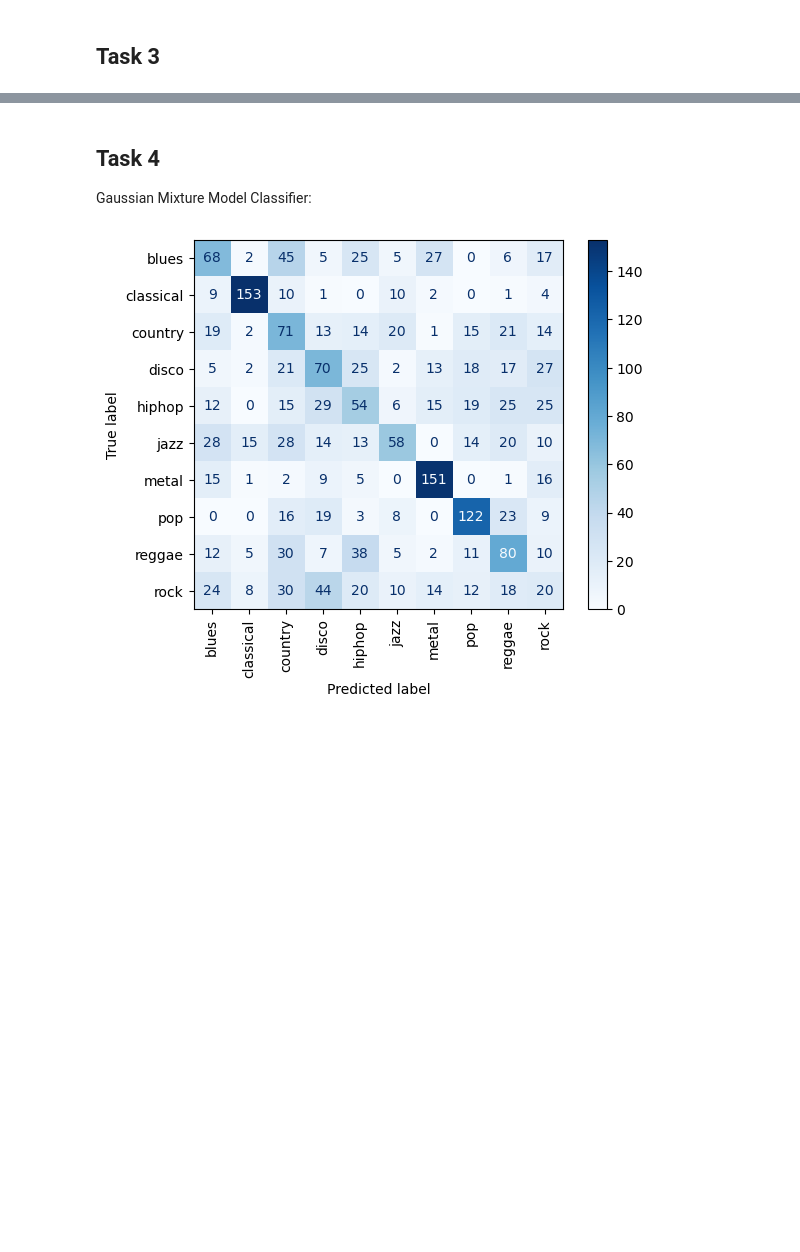
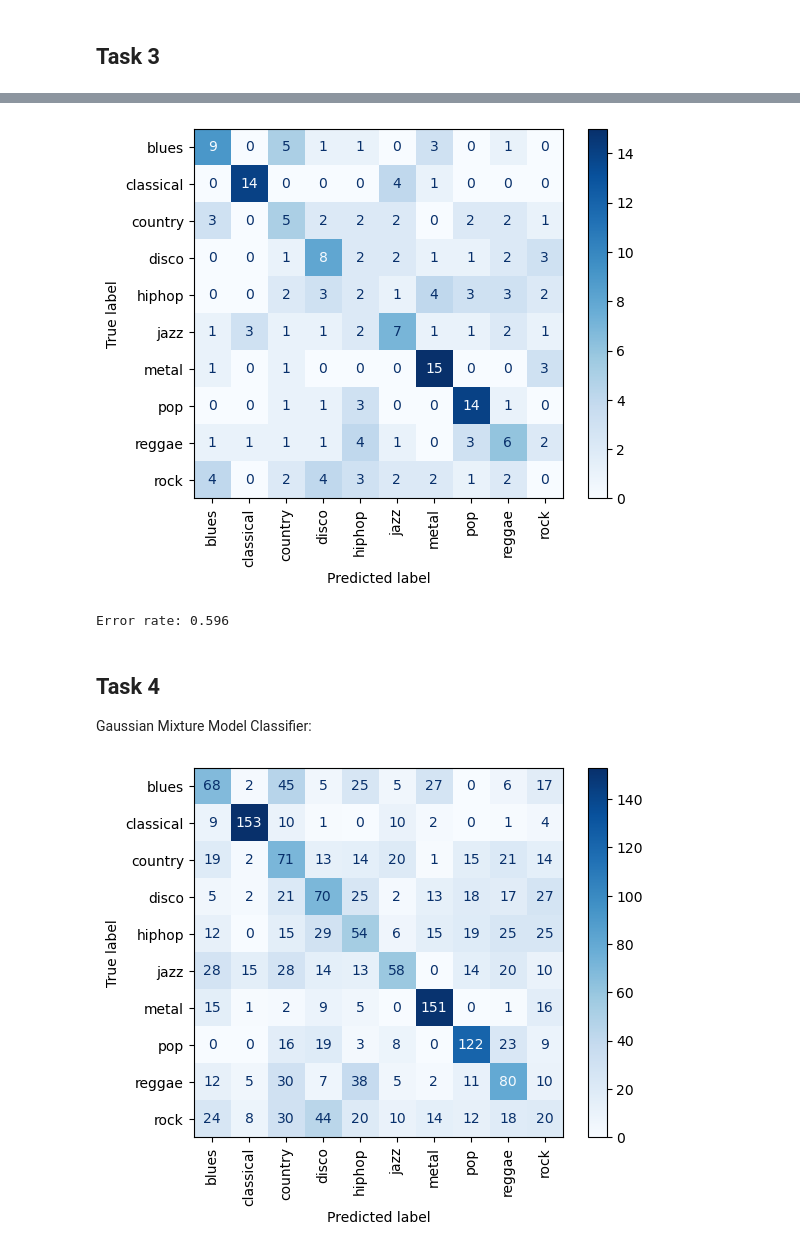
Before and after one commit to gardhb/Classification-Project-2023, a Jupyter notebook: ProjectCode.ipynb, the cells around one changed output, grey strips where cells are left out. Cells and saved outputs as stored; diff of their text form; code cells hidden in the pictures; blank space fills up the shorter version.

```diff
--- a/ProjectCode.ipynb
+++ b/ProjectCode.ipynb
@@ -674,3 +640,67 @@ KeyError: "['spectral_centroid_mean'] not in index"
+# %%
+selected_features = data_30s[['spectral_rolloff_mean', 'mfcc_1_mean', 'spectral_centroid_mean', 'spectral_rolloff_var', 'Genre', 'Type']]
+
+# Filter rows based on the 'Type' column
+training_data = selected_features[selected_features['Type'] == 'Train']
+test_data = selected_features[selected_features['Type'] == 'Test']
+
+# Separate features and labels for both training and test datasets
+X_train = training_data[['spectral_rolloff_mean', 'mfcc_1_mean', 'spectral_centroid_mean', 'spectral_rolloff_var']]
+y_train = training_data['Genre']
+
+X_test = test_data[['spectral_rolloff_mean', 'mfcc_1_mean', 'spectral_centroid_mean', 'spectral_rolloff_var']]
+y_test = test_data['Genre']
+
+# Convert datasets into numpy
+X_train_NP = X_train.values
+y_train_NP = y_train.values
+
+X_test_NP = X_test.values
+y_test_NP = y_test.values
+
+# kNN classifier
+k = 5
+
+# Compute vector of distances
+distances = []
+i = 0
+while i < len(X_test_NP):
+    distances.append(np.linalg.norm(X_train_NP - X_test_NP[i], axis=1))
+    i = i+1
+
+# Find kNN
+k_nearest_neighbor_id = []
+i = 0
+while i < len(distances):
+    k_nearest_neighbor_id.append(distances[i].argsort()[:k])
+    i = i+1
+
+# Connect values with genre
+k_nearest_neighbor_genre = []
+i = 0
+while i < len(k_nearest_neighbor_id):
+    k_nearest_neighbor_genre.append(y_train_NP[k_nearest_neighbor_id[i]])
+    i = i+1
+
+k_nearest_neighbor_genre_df = pd.DataFrame(k_nearest_neighbor_genre)
+
+# Make a prediction of genre
+genre_prediction = []
+i = 0
+while i < len(k_nearest_neighbor_genre_df):
+    genre_prediction.append(k_nearest_neighbor_genre_df.iloc[i].mode().values[0])
+    i = i+1
+
+# Confusion matrix
+classes = np.unique(y_train_NP)
+confusion_matrix(y_test_NP, genre_prediction, classes)
+
+# Error rate
+error = error_rate(y_test, genre_prediction)
+print('Error rate: {:.3f}'.format(error))
+# %% [output]
+[figure, added]
+Error rate: 0.596
 # %% [markdown]
 ## Task 4
 
```
Also changed, not shown: parts of 11 cells of this notebook.
